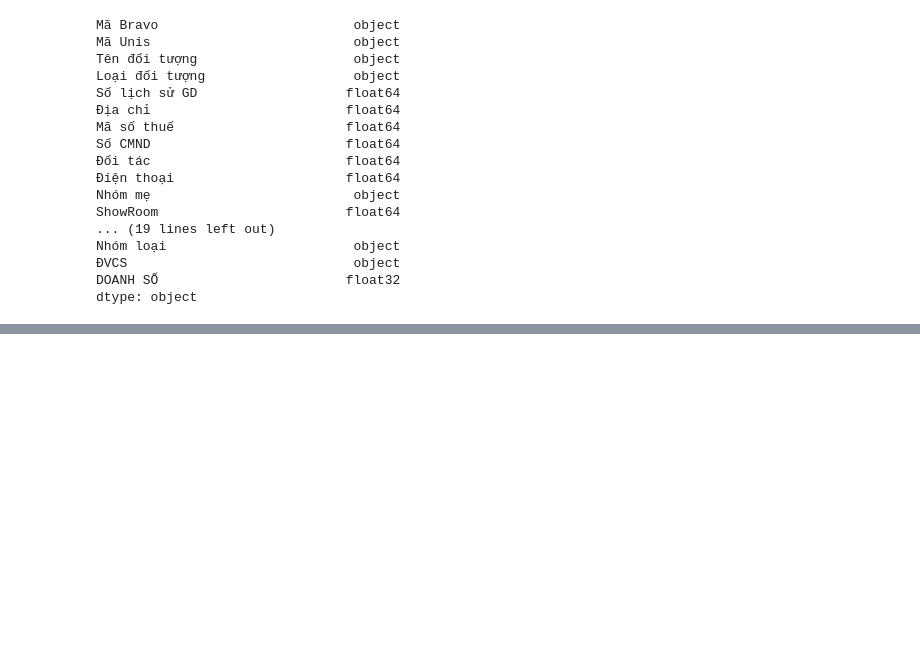
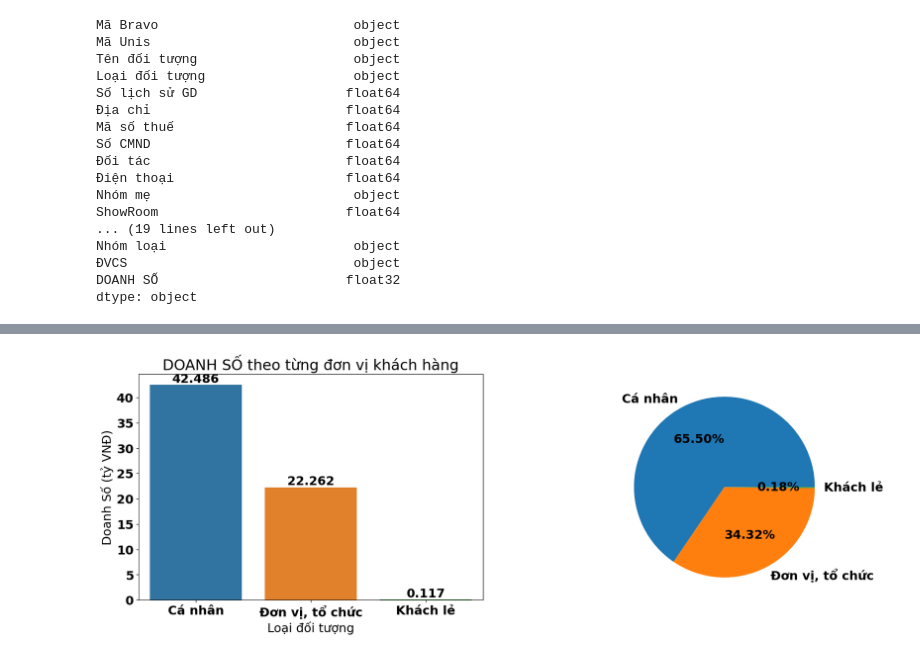
Before and after one commit to techgmartek/ba-analyer-sample, a Jupyter notebook: unis/analyzer/test.ipynb, the cells around one changed output, grey strips where cells are left out. Saved outputs shown, nothing was run; the diff lists cells and outputs as text; code cells hidden in the pictures; blank space fills up the shorter version.

Commit message:
analyze group/revenue/employee

```diff
--- a/unis/analyzer/test.ipynb
+++ b/unis/analyzer/test.ipynb
@@ -82,0 +102,12 @@ dtype: object
+# %%
+top_customers = data.groupby("Loại đối tượng")["DOANH SỐ"].sum().reset_index().sort_values("DOANH SỐ", ascending=False)
+top_customers["DOANH SỐ"] = top_customers["DOANH SỐ"] / 1e9
+fig, (ax1,ax2) = plt.subplots(nrows=1, ncols=2, sharey = False, figsize = (20,6))
+ax = sns.barplot(data=top_customers, x="Loại đối tượng", y="DOANH SỐ", ax=ax1)
+ax.set_ylabel('Doanh Số (tỷ VNĐ)')
+ax.bar_label(ax.containers[0], labels=['%.3f' % doanh_so for doanh_so in top_customers["DOANH SỐ"]])
+ax.set_title("DOANH SỐ theo từng đơn vị khách hàng")
+
+plt2 = ax2.pie(top_customers["DOANH SỐ"], labels = top_customers["Loại đối tượng"], autopct='%.02f%%')
+# %% [output]
+[figure, added]
```
Also changed, not shown: parts of 16 cells of this notebook.
